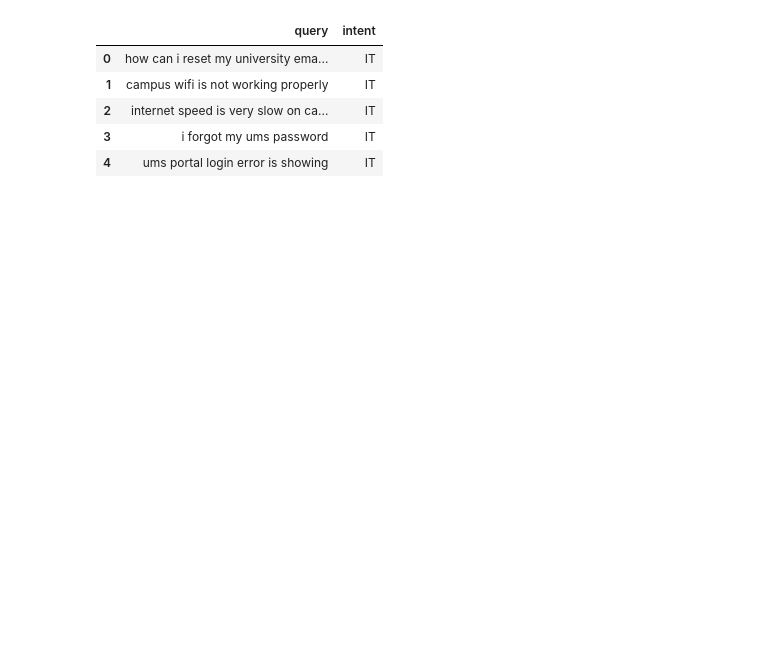
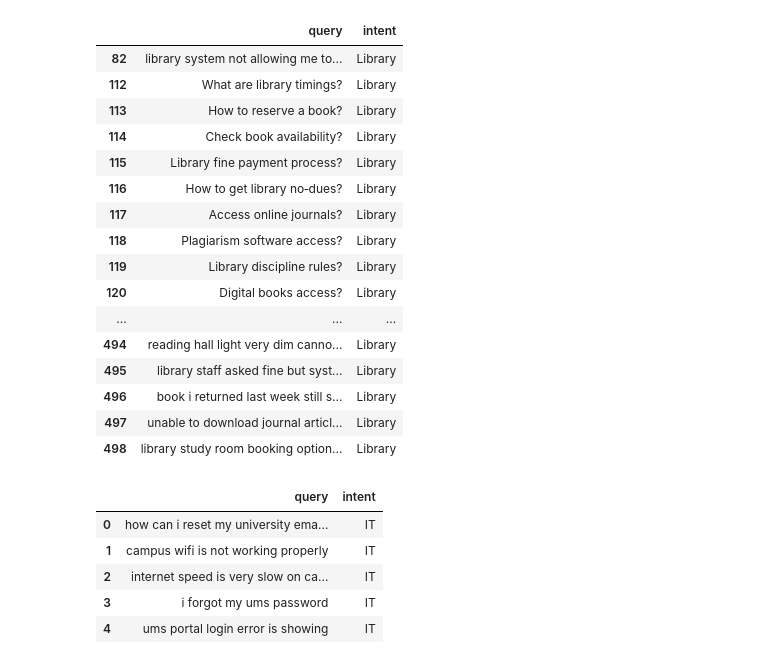
Before and after one commit to kumarrishuraj/A-Self-Adaptive-Intent-Aware-Natural-Language-Query-Routing-System-with-Automated-Team-Allocation, a Jupyter notebook: notebooks/train_model.ipynb, the cells around one changed output. Cells and saved outputs as stored; diff of their text form; code cells hidden in the pictures; blank space fills up the shorter version.

```diff
--- a/notebooks/train_model.ipynb
+++ b/notebooks/train_model.ipynb
@@ -34,4 +34,24 @@ International_Affair                    20
 Name: count, dtype: int64
+# %%
+data[data["intent"]=="Library"]
+# %% [output]
+|  | query | intent |
+| 82 | library system not allowing me to... | Library |
+| 112 | What are library timings? | Library |
+| 113 | How to reserve a book? | Library |
+| 114 | Check book availability? | Library |
+| 115 | Library fine payment process? | Library |
+| 116 | How to get library no‑dues? | Library |
+| 117 | Access online journals? | Library |
+| 118 | Plagiarism software access? | Library |
+| 119 | Library discipline rules? | Library |
+| 120 | Digital books access? | Library |
+| ... | ... | ... |
+| 494 | reading hall light very dim canno... | Library |
+| 495 | library staff asked fine but syst... | Library |
+| 496 | book i returned last week still s... | Library |
+| 497 | unable to download journal articl... | Library |
+| 498 | library study room booking option... | Library |
 # %%
 import re
 def preprocess_text(text):
```
Also changed, not shown: parts of 5 cells of this notebook, 1 other file.
